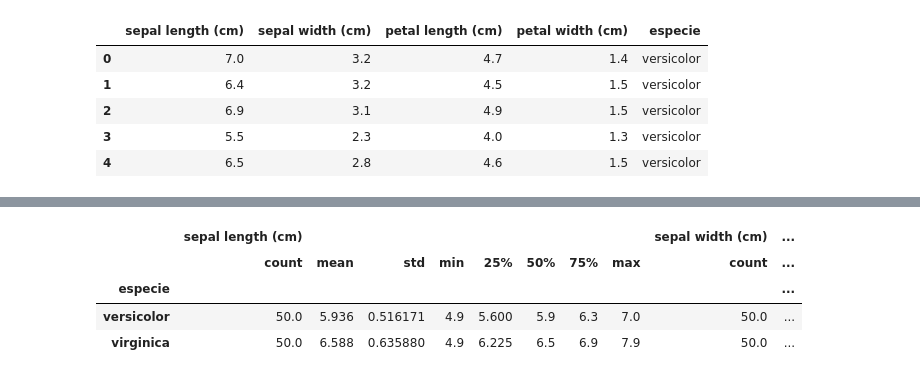
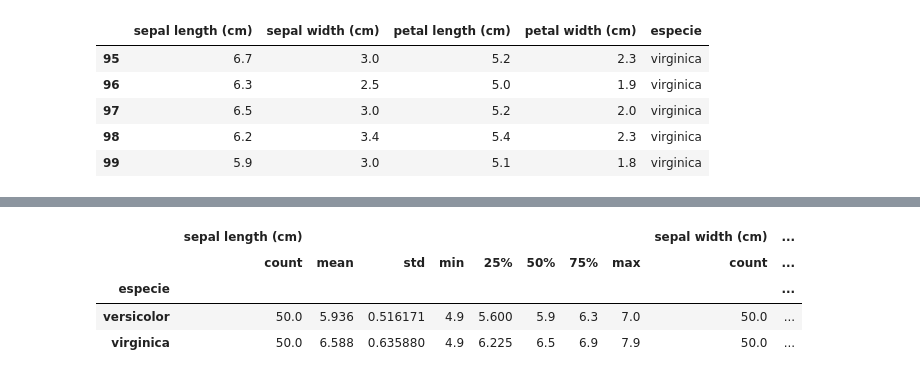
Before and after one commit to JuanFSR/MachineLearning, a Jupyter notebook: Atividade-1/classificacaoLimiarIris.ipynb, the cells around one changed output, grey strips where cells are left out. Drawn from its saved outputs; the diff is of its cells as text; code cells hidden in the pictures.

```diff
--- a/Atividade-1/classificacaoLimiarIris.ipynb
+++ b/Atividade-1/classificacaoLimiarIris.ipynb
@@ -8,10 +24,10 @@ import numpy as np
 # %%
 df = pd.read_csv('iris_2class.csv')
-df.head()
+df.tail()
 # %% [output]
 |  | sepal length (cm) | sepal width (cm) | petal length (cm) | petal width (cm) | especie |
-| 0 | 7.0 | 3.2 | 4.7 | 1.4 | versicolor |
-| 1 | 6.4 | 3.2 | 4.5 | 1.5 | versicolor |
-| 2 | 6.9 | 3.1 | 4.9 | 1.5 | versicolor |
-| 3 | 5.5 | 2.3 | 4.0 | 1.3 | versicolor |
-| 4 | 6.5 | 2.8 | 4.6 | 1.5 | versicolor |
+| 95 | 6.7 | 3.0 | 5.2 | 2.3 | virginica |
+| 96 | 6.3 | 2.5 | 5.0 | 1.9 | virginica |
+| 97 | 6.5 | 3.0 | 5.2 | 2.0 | virginica |
+| 98 | 6.2 | 3.4 | 5.4 | 2.3 | virginica |
+| 99 | 5.9 | 3.0 | 5.1 | 1.8 | virginica |
```
Also changed, not shown: parts of 10 cells of this notebook.
